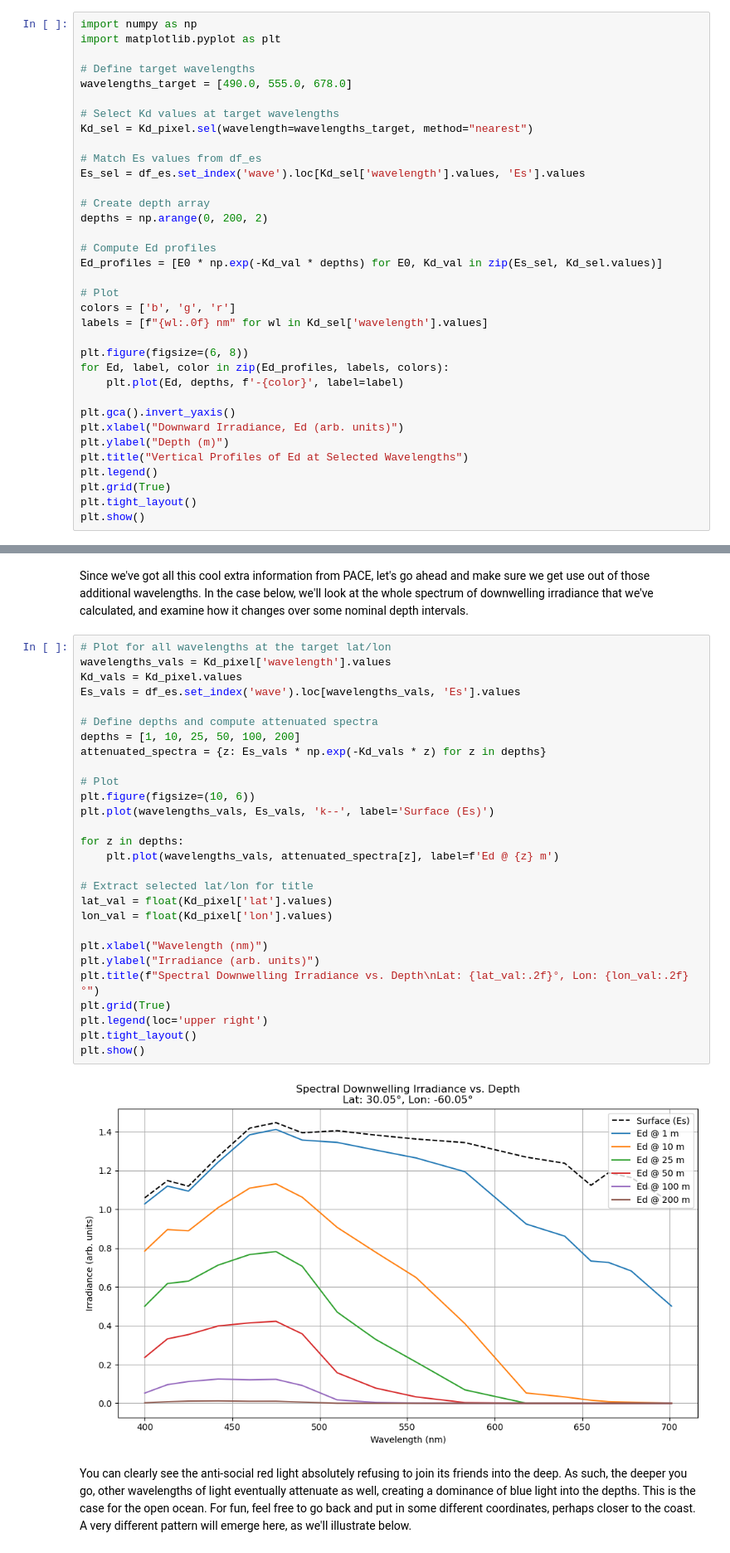
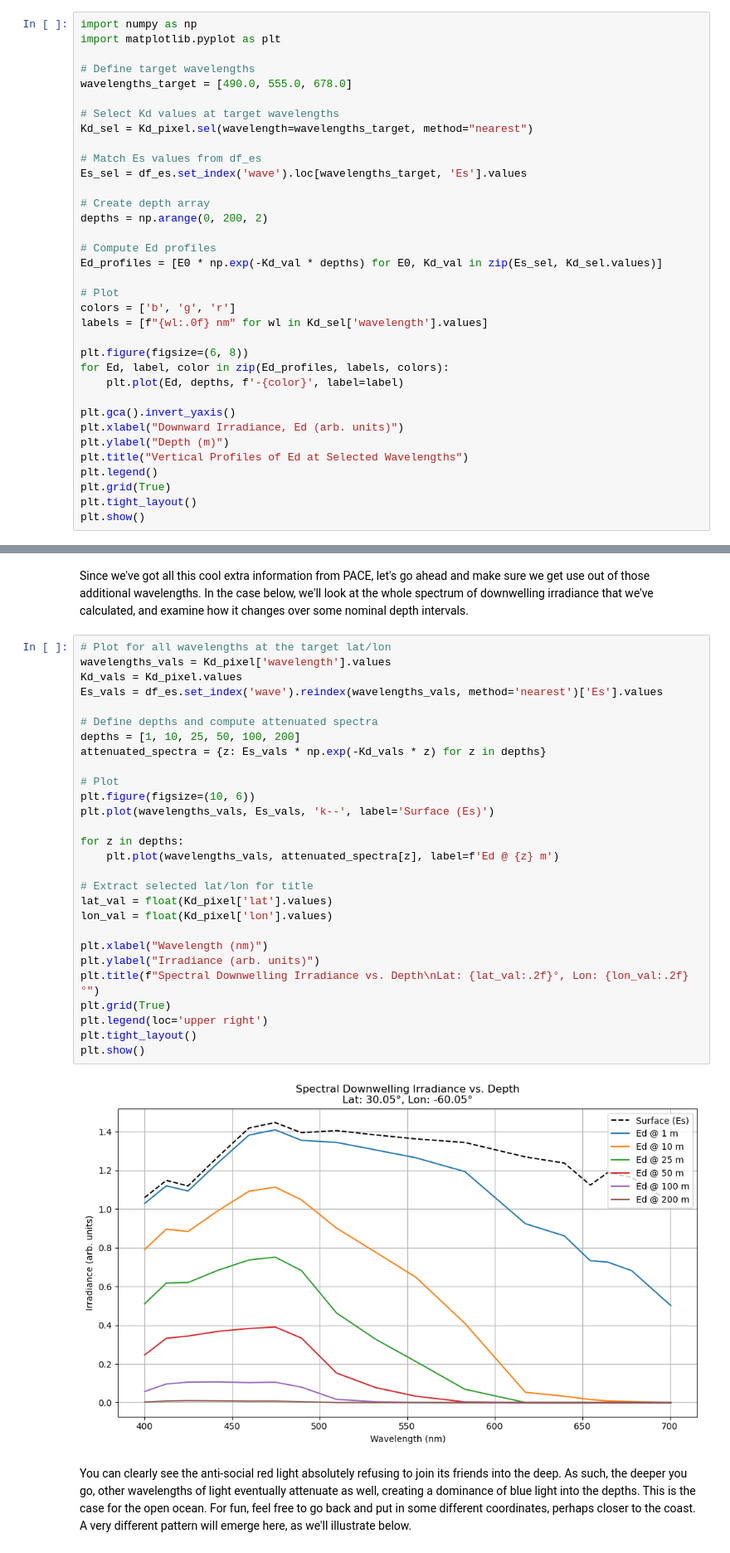
Before and after one commit to fish-pace/2025-tutorials, a Jupyter notebook: kd_vizualization.ipynb, the cells around one changed output, grey strips where cells are left out. Shown at 83% size. Cells and saved outputs as stored; diff of their text form.

```diff
--- a/kd_vizualization.ipynb
+++ b/kd_vizualization.ipynb
@@ -322,7 +326,7 @@ wavelengths_target = [490.0, 555.0, 678.0]
 Kd_sel = Kd_pixel.sel(wavelength=wavelengths_target, method="nearest")
 
 # Match Es values from df_es
-Es_sel = df_es.set_index('wave').loc[Kd_sel['wavelength'].values, 'Es'].values
+Es_sel = df_es.set_index('wave').loc[wavelengths_target, 'Es'].values
 
 # Create depth array
 depths = np.arange(0, 200, 2)
@@ -357,33 +361,33 @@ Since we've got all this cool extra information from PACE, let's go ahead and ma
 # %%
 # Plot for all wavelengths at the target lat/lon
 wavelengths_vals = Kd_pixel['wavelength'].values
 Kd_vals = Kd_pixel.values
-Es_vals = df_es.set_index('wave').loc[wavelengths_vals, 'Es'].values
+Es_vals = df_es.set_index('wave').reindex(wavelengths_vals, method='nearest')['Es'].values
 
 # Define depths and compute attenuated spectra
 depths = [1, 10, 25, 50, 100, 200]
 attenuated_spectra = {z: Es_vals * np.exp(-Kd_vals * z) for z in depths}
 
 # Plot
 plt.figure(figsize=(10, 6))
 plt.plot(wavelengths_vals, Es_vals, 'k--', label='Surface (Es)')
 
 for z in depths:
     plt.plot(wavelengths_vals, attenuated_spectra[z], label=f'Ed @ {z} m')
 
 # Extract selected lat/lon for title
 lat_val = float(Kd_pixel['lat'].values)
 lon_val = float(Kd_pixel['lon'].values)
 
 plt.xlabel("Wavelength (nm)")
 plt.ylabel("Irradiance (arb. units)")
 plt.title(f"Spectral Downwelling Irradiance vs. Depth\nLat: {lat_val:.2f}°, Lon: {lon_val:.2f}°")
 plt.grid(True)
 plt.legend(loc='upper right')
 plt.tight_layout()
 plt.show()
 # %% [output]
-[figure, old version]
+[figure, new version]
 # %% [markdown]
 You can clearly see the anti-social red light absolutely refusing to join its friends into the deep. As such, the deeper you go, other wavelengths of light eventually attenuate as well, creating a dominance of blue light into the depths. This is the case for the open ocean. For fun, feel free to go back and put in some different coordinates, perhaps closer to the coast. A very different pattern will emerge here, as we'll illustrate below.
 # %% [markdown]
```
Also changed, not shown: parts of 11 cells of this notebook, 1 other file.
